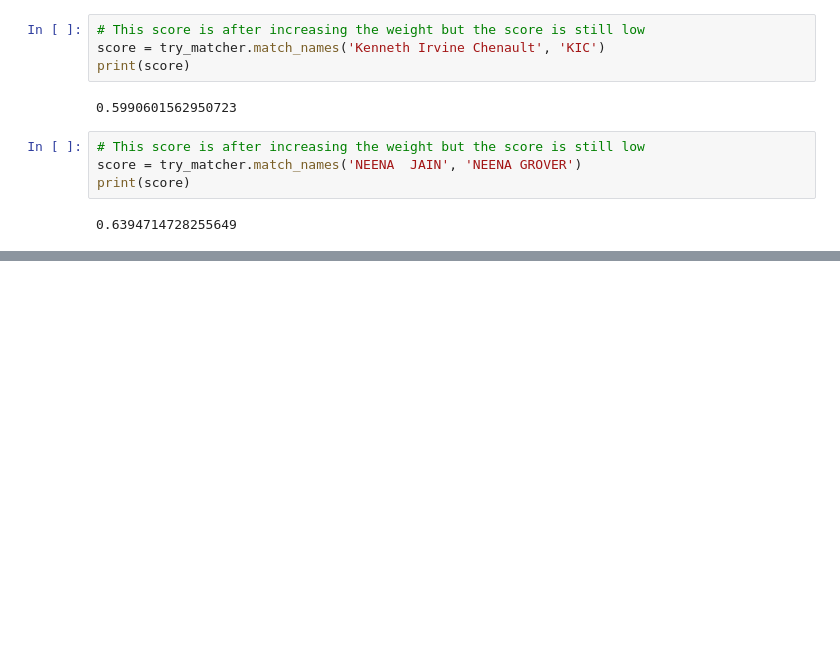
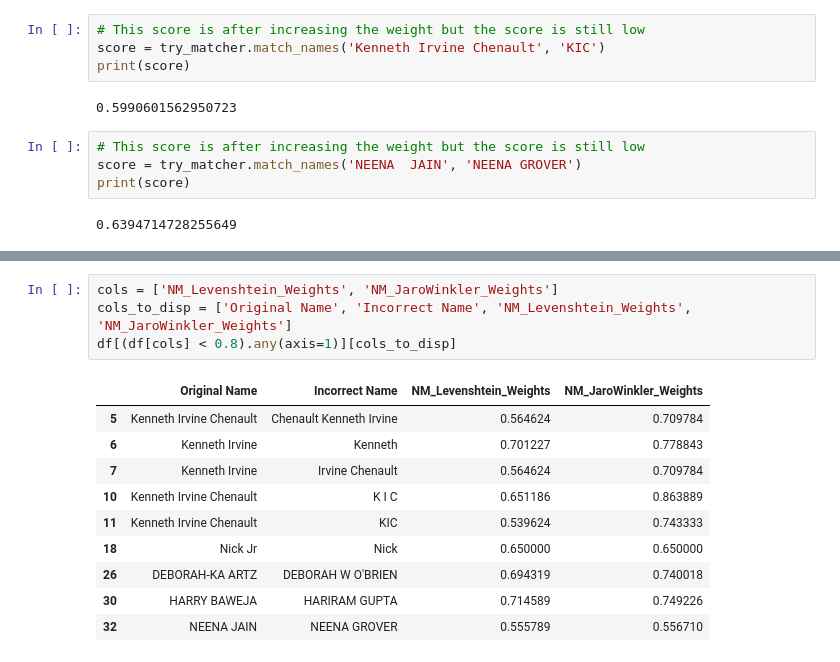
Before and after one commit to LakshayNagpal/Live-Project-EXL, a Jupyter notebook: Testing Code.ipynb, the cells around one changed output, grey strips where cells are left out. Cells and saved outputs as stored; diff of their text form; blank space fills up the shorter version.

```diff
--- a/Testing Code.ipynb
+++ b/Testing Code.ipynb
@@ -198,0 +318,15 @@ print(score)
+# %%
+cols = ['NM_Levenshtein_Weights', 'NM_JaroWinkler_Weights']
+cols_to_disp = ['Original Name', 'Incorrect Name', 'NM_Levenshtein_Weights', 'NM_JaroWinkler_Weights']
+df[(df[cols] < 0.8).any(axis=1)][cols_to_disp]
+# %% [output]
+|  | Original Name | Incorrect Name | NM_Levenshtein_Weights | NM_JaroWinkler_Weights |
+| 5 | Kenneth Irvine Chenault | Chenault Kenneth Irvine | 0.564624 | 0.709784 |
+| 6 | Kenneth Irvine | Kenneth | 0.701227 | 0.778843 |
+| 7 | Kenneth Irvine | Irvine Chenault | 0.564624 | 0.709784 |
+| 10 | Kenneth Irvine Chenault | K I C | 0.651186 | 0.863889 |
+| 11 | Kenneth Irvine Chenault | KIC | 0.539624 | 0.743333 |
+| 18 | Nick Jr | Nick | 0.650000 | 0.650000 |
+| 26 | DEBORAH-KA ARTZ | DEBORAH W O'BRIEN | 0.694319 | 0.740018 |
+| 30 | HARRY BAWEJA | HARIRAM GUPTA | 0.714589 | 0.749226 |
+| 32 | NEENA JAIN | NEENA GROVER | 0.555789 | 0.556710 |
```
Also changed, not shown: parts of 9 cells of this notebook.
